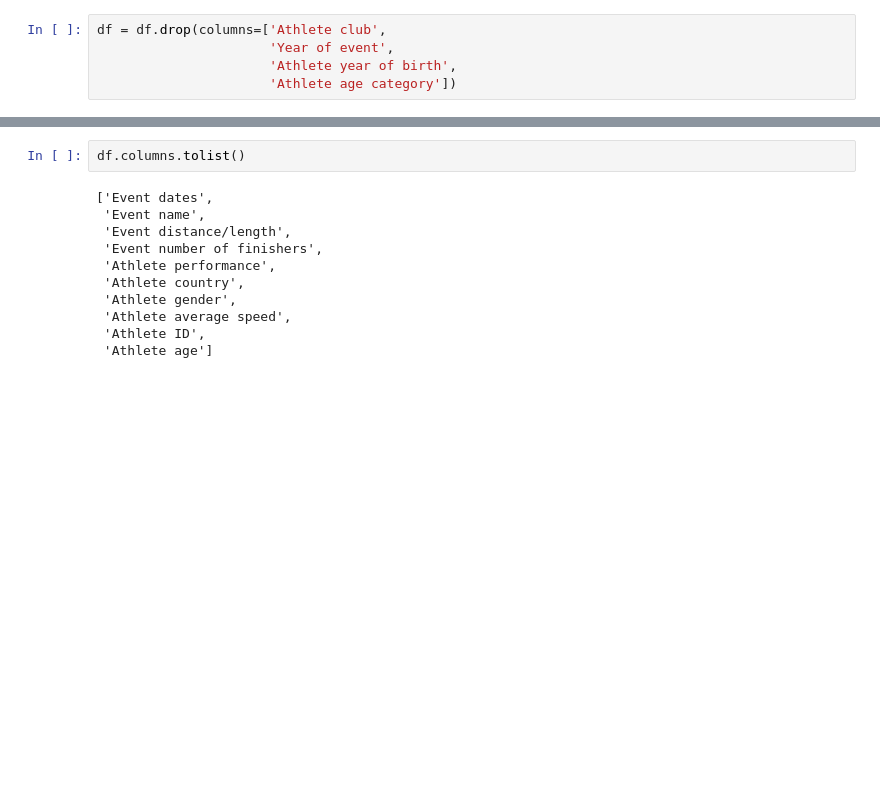
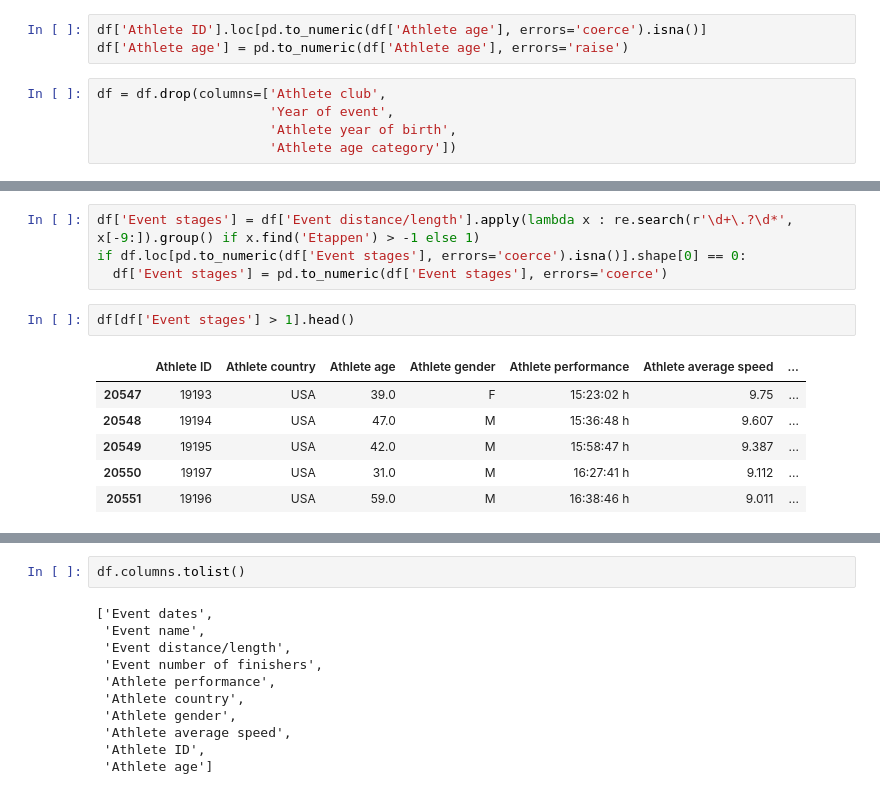
Before and after one commit to v-yunusic/REPO-PYTHON-VY, a Jupyter notebook: two-centuries-um/Notebook/ultramarathon.ipynb, the cells around one changed output, grey strips where cells are left out. Saved outputs shown, nothing was run; the diff lists cells and outputs as text; blank space fills up the shorter version.

```diff
--- a/two-centuries-um/Notebook/ultramarathon.ipynb
+++ b/two-centuries-um/Notebook/ultramarathon.ipynb
@@ -319,3 +288,6 @@ df = df.loc[(df['Athlete year of birth'].isna() == False) & (df['Athlete age cat
+# %%
+df['Athlete ID'].loc[pd.to_numeric(df['Athlete age'], errors='coerce').isna()]
+df['Athlete age'] = pd.to_numeric(df['Athlete age'], errors='raise')
 # %%
 df = df.drop(columns=['Athlete club',
                       'Year of event',
@@ -324,3 +337,16 @@ df = df.drop(columns=['Athlete club',
+# %%
+df['Event stages'] = df['Event distance/length'].apply(lambda x : re.search(r'\d+\.?\d*', x[-9:]).group() if x.find('Etappen') > -1 else 1)
+if df.loc[pd.to_numeric(df['Event stages'], errors='coerce').isna()].shape[0] == 0:
+  df['Event stages'] = pd.to_numeric(df['Event stages'], errors='coerce')
+# %%
+df[df['Event stages'] > 1].head()
+# %% [output]
+|  | Athlete ID | Athlete country | Athlete age | Athlete gender | Athlete performance | Athlete average speed | ... |
+| 20547 | 19193 | USA | 39.0 | F | 15:23:02 h | 9.75 | ... |
+| 20548 | 19194 | USA | 47.0 | M | 15:36:48 h | 9.607 | ... |
+| 20549 | 19195 | USA | 42.0 | M | 15:58:47 h | 9.387 | ... |
+| 20550 | 19197 | USA | 31.0 | M | 16:27:41 h | 9.112 | ... |
+| 20551 | 19196 | USA | 59.0 | M | 16:38:46 h | 9.011 | ... |
 # %%
 df['Event distance/length'].loc[df['Event distance/length'].str.find('km') <= -1].unique()
 # %% [output]
```
Also changed, not shown: parts of 50 cells of this notebook.
